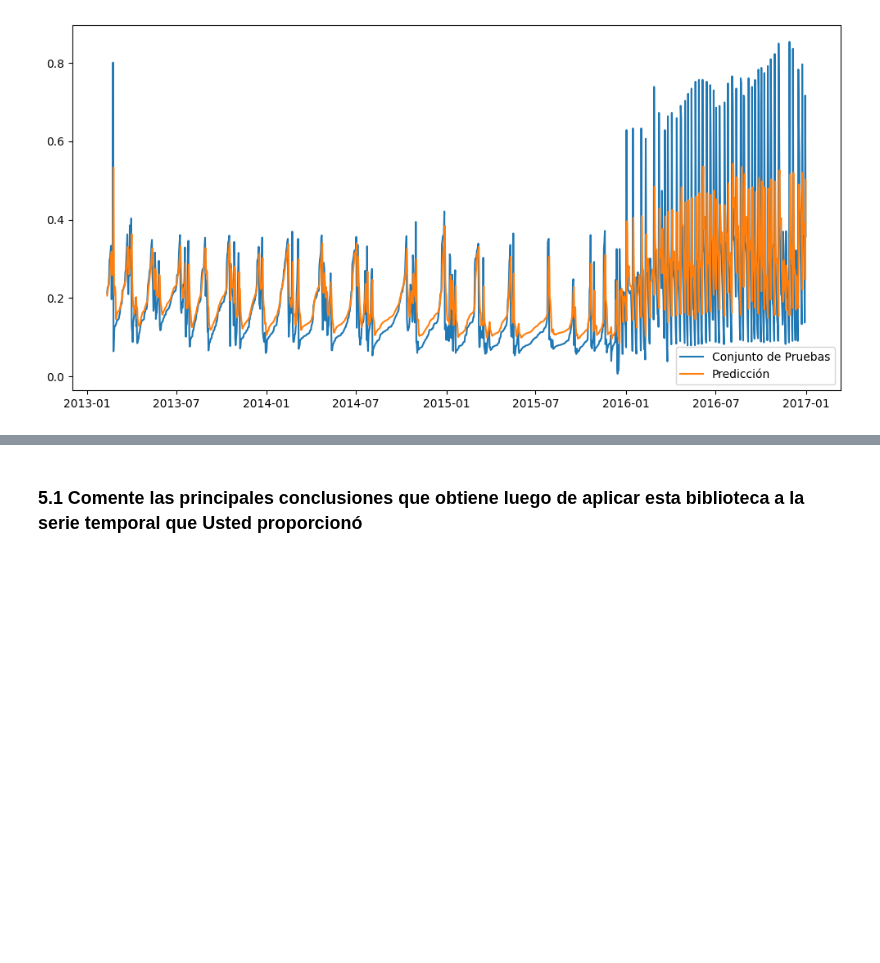
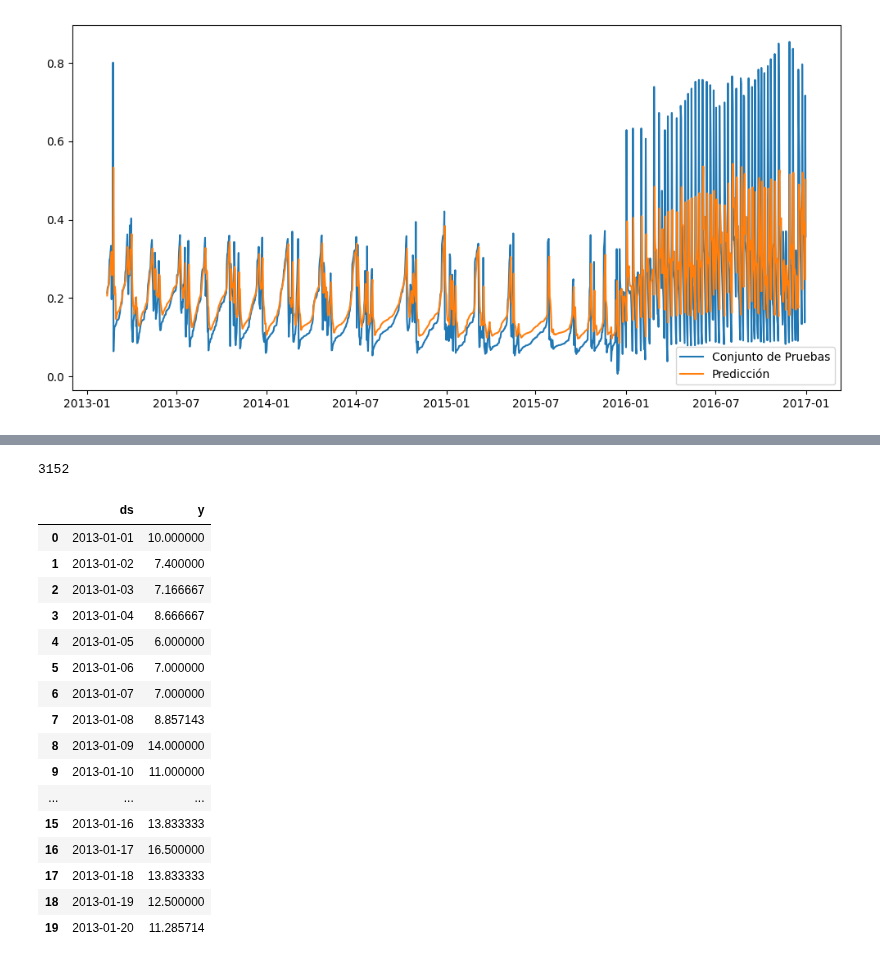
Before and after one commit to datwaft/aprendizaje_automatico, a Jupyter notebook: Trabajo_Corto_1.ipynb, the cells around one changed output, grey strips where cells are left out. Drawn from its saved outputs; the diff is of its cells as text; code cells hidden in the pictures; blank space fills up the shorter version.

```diff
--- a/Trabajo_Corto_1.ipynb
+++ b/Trabajo_Corto_1.ipynb
@@ -825,2 +704,29 @@ MAPE:  16.84 %
-# %% [markdown]
-### 5.1 Comente las principales conclusiones que obtiene luego de aplicar esta biblioteca a la serie temporal que Usted proporcionó
+# %%
+delhi_df = (
+    pd.read_csv("./data/DailyDelhiClimate.csv", parse_dates=["date"], usecols=["date", "meantemp"])
+    .rename(columns={"date": "ds", "meantemp": "y"})
+    .dropna()
+    .sort_values("ds")
+)
+
+display(delhi_df.size)
+display(delhi_df.head(20))
+# %% [output]
+3152
+|  | ds | y |
+| 0 | 2013-01-01 | 10.000000 |
+| 1 | 2013-01-02 | 7.400000 |
+| 2 | 2013-01-03 | 7.166667 |
+| 3 | 2013-01-04 | 8.666667 |
+| 4 | 2013-01-05 | 6.000000 |
+| 5 | 2013-01-06 | 7.000000 |
+| 6 | 2013-01-07 | 7.000000 |
+| 7 | 2013-01-08 | 8.857143 |
+| 8 | 2013-01-09 | 14.000000 |
+| 9 | 2013-01-10 | 11.000000 |
+| ... | ... | ... |
+| 15 | 2013-01-16 | 13.833333 |
+| 16 | 2013-01-17 | 16.500000 |
+| 17 | 2013-01-18 | 13.833333 |
+| 18 | 2013-01-19 | 12.500000 |
+| 19 | 2013-01-20 | 11.285714 |
```
Also changed, not shown: parts of 13 cells of this notebook, 3 other files.
